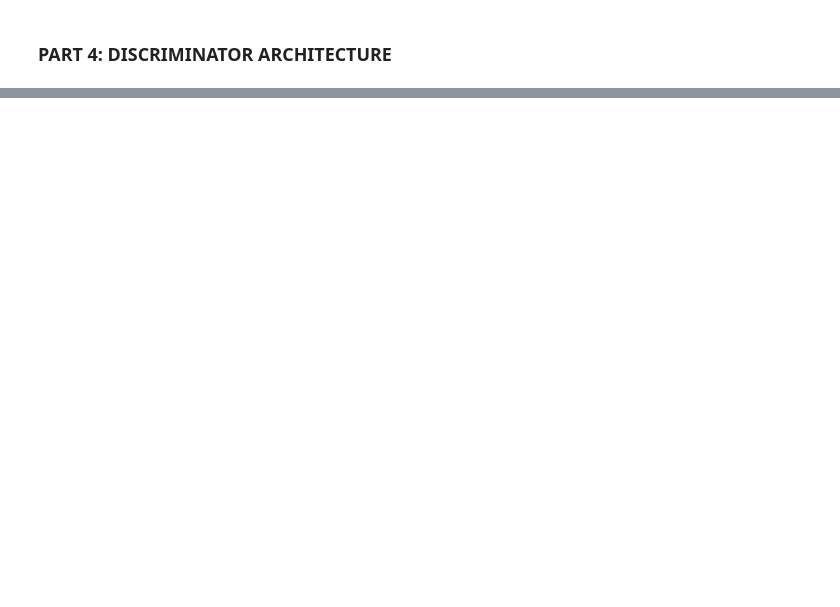
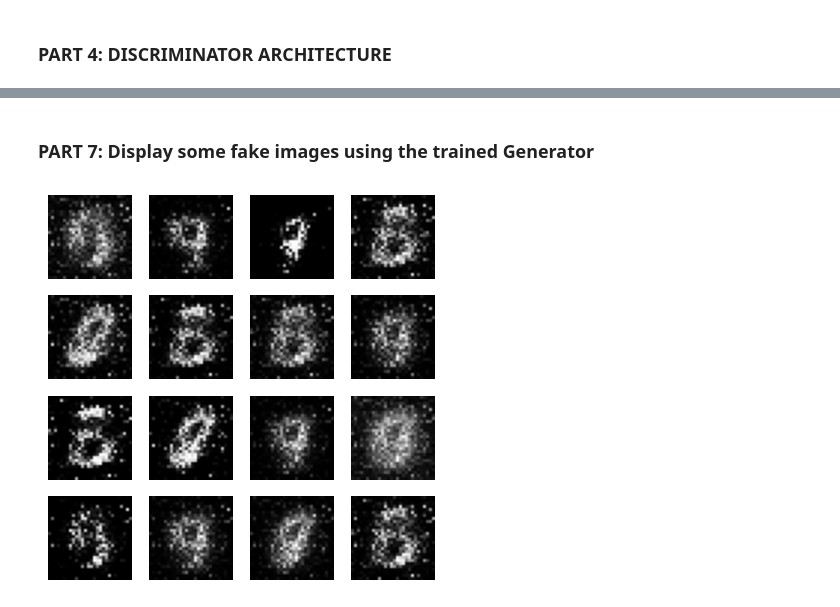
Before and after one commit to SzOlive/Ai-Research, a Jupyter notebook: GAN/day8_gan_basic.ipynb, the cells around one changed output, grey strips where cells are left out. Cells and saved outputs as stored; diff of their text form; code cells hidden in the pictures; blank space fills up the shorter version.

```diff
--- a/GAN/day8_gan_basic.ipynb
+++ b/GAN/day8_gan_basic.ipynb
@@ -152,2 +203,18 @@ After view: (batch_size, 1, 28, 28)  ← Ready to display as image!
 # %% [markdown]
 ### PART 4: DISCRIMINATOR ARCHITECTURE
+# %%
+class Discriminator(nn.Module):                 # define discriminator class which is a neural network that takes an image as input and outputs a probability indicating whether the image is real (from the training dataset) or fake (generated by the generator).
+    def __init__(self):
+        super(Discriminator, self).__init__()
+        self.model = nn.Sequential(
+            nn.Linear(28*28, 256),            # Layer 1: 784 → 256  (flattened output from the generator is 28*28 = 784 as input to the discriminator)
+            nn.LeakyReLU(0.2, inplace=True),  # Leaky ReLU with slope 0.2 for negative inputs, slope .2 allows a small gradient when the unit is not active(negative input), which helps prevent the "dying ReLU" problem and allows the discriminator to learn from all inputs, including those that are not strongly activated.
+            nn.Linear(256, 128),              # Layer 2: 256 → 128
+            nn.LeakyReLU(0.2, inplace=True),  # Leaky ReLU
+            nn.Linear(128, 1),                # Layer 3: 128 → 1
+            nn.Sigmoid()                      # Output probability (0-1)
+        )
+
+    def forward(self, x):
+        return self.model(x.view(-1, 28*28))        # flattens the input image to a vector of size 28*28 (784) before passing it through the discriminator model. The view function is used to reshape the input tensor, and -1 allows PyTorch to automatically determine the batch size based on the total number of elements in the tensor.
+                                                        # Returns: Probability tensor of shape (batch_size, 1)
@@ -153,0 +243,9 @@ After view: (batch_size, 1, 28, 28)  ← Ready to display as image!
+# %%
+device = 'cuda' if torch.cuda.is_available() else 'cpu'
+
+G = Generator().to(device)                             # create an instance of the Generator class and move it to the GPU if available
+D = Discriminator().to(device)
+
+criterion = nn.BCELoss()                               # Binary Cross Entropy Loss is used for training the GAN. It measures the difference between the predicted probabilities (output of the discriminator) and the actual labels (1 for real images and 0 for fake images). The generator aims to minimize this loss by producing images that the discriminator classifies as real, while the discriminator aims to maximize this loss by correctly distinguishing between real and fake images.
+optimizerG = optim.Adam(G.parameters(), lr=0.0002)     # it updates weights of the generator network based on the computed gradients from the loss function. The learning rate of 0.0002 is a common choice for training GANs, as it allows for stable convergence while avoiding issues like mode collapse or vanishing gradients.
+optimizerD = optim.Adam(D.parameters(), lr=0.0002)
@@ -153,0 +365,13 @@ After view: (batch_size, 1, 28, 28)  ← Ready to display as image!
+# %% [markdown]
+### PART 7: Display some fake images using the trained Generator
+# %%
+noise = torch.randn(16, noise_dim).to(device)        # Generate 16 random noise vectors to create 16 fake images for visualization
+fake_images = G(noise).cpu().detach()                # Generate fake images using the generator and move them back to the CPU for visualization and detach from the computation graph for visualization
+plt.figure(figsize=(5,5))
+for i in range(16):
+    plt.subplot(4,4,i+1)
+    plt.imshow(fake_images[i].squeeze(), cmap='gray')   # Display each fake image in a 4x4 grid and squeeze() is used to remove the channel dimension (1 in this case) to display the image correctly as a 2D array, and cmap='gray' is used to display the images in grayscale since they are single-channel images.
+    plt.axis('off')
+plt.show()
+# %% [output]
+[figure, added]
```
Also changed, not shown: parts of 14 cells of this notebook.
